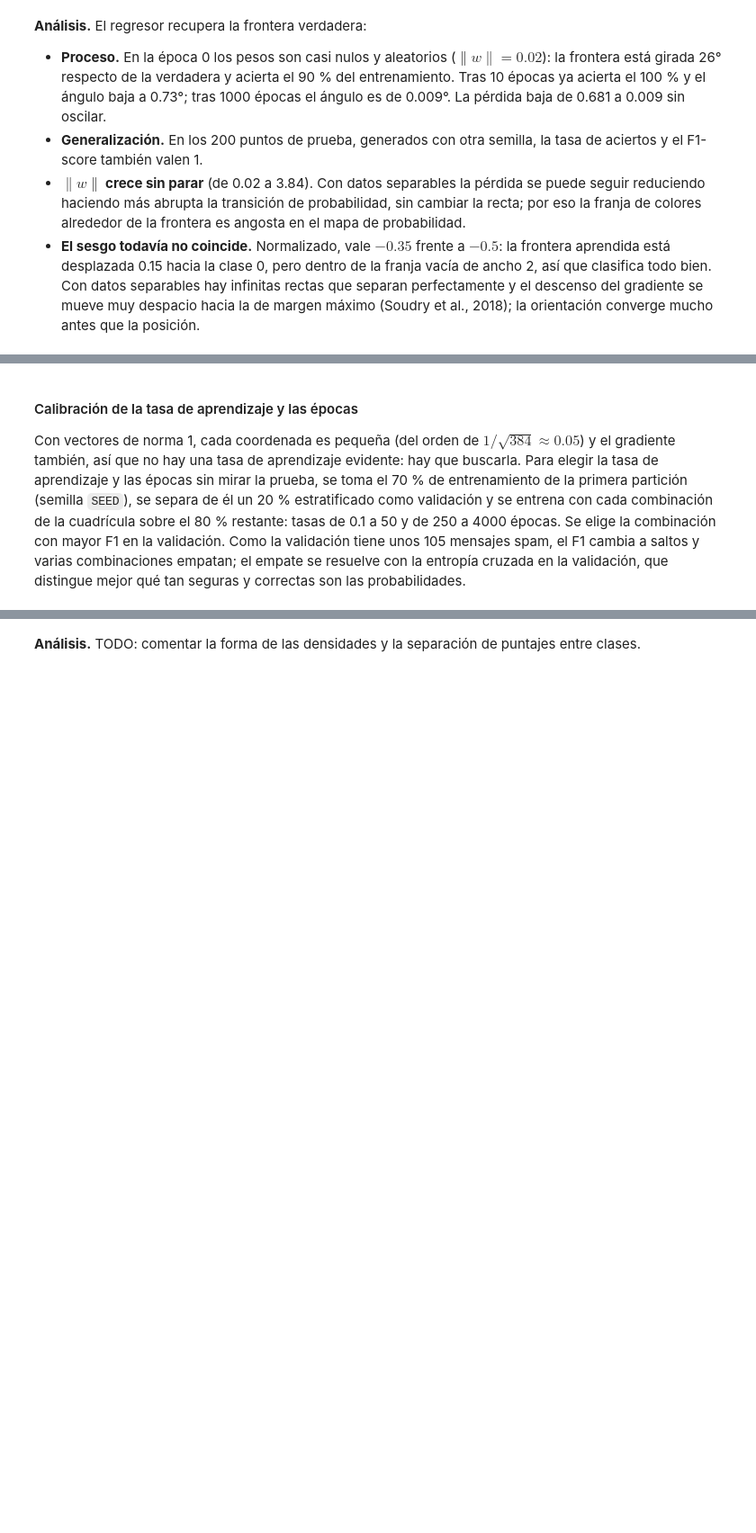
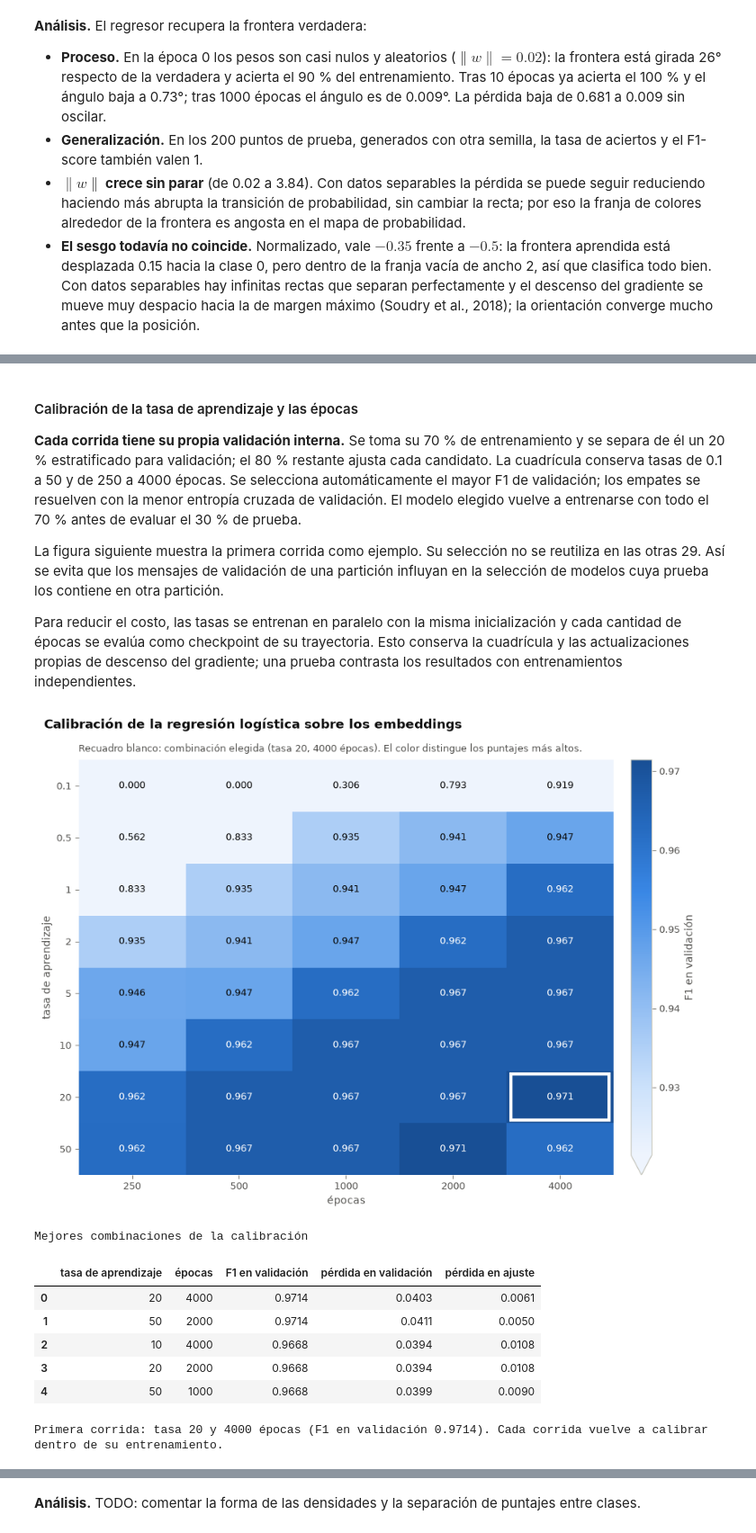
Before and after one commit to ManfredAzofeifa/AI-TP2, a Jupyter notebook: notebooks/tp2_detector_spam.ipynb, the cells around one changed output, grey strips where cells are left out. Shown at 90% size. Saved outputs shown, nothing was run; the diff lists cells and outputs as text; code cells hidden in the pictures; blank space fills up the shorter version.

```diff
--- a/notebooks/tp2_detector_spam.ipynb
+++ b/notebooks/tp2_detector_spam.ipynb
@@ -254,56 +1733,57 @@ print(f"Características: {tuple(features.shape)}; norma entre {norms.min():.4f}
 # %% [markdown]
 #### Calibración de la tasa de aprendizaje y las épocas
 
-Con vectores de norma 1, cada coordenada es pequeña (del orden de $1/\sqrt{384} \approx 0.05$) y el gradiente también, así que no hay una tasa de aprendizaje evidente: hay que buscarla. Para elegir la tasa de aprendizaje y las épocas sin mirar la prueba, se toma el 70 % de entrenamiento de la primera partición (semilla `SEED`), se separa de él un 20 % estratificado como validación y se entrena con cada combinación de la cuadrícula sobre el 80 % restante: tasas de 0.1 a 50 y de 250 a 4000 épocas. Se elige la combinación con mayor F1 en la validación. Como la validación tiene unos 105 mensajes spam, el F1 cambia a saltos y varias combinaciones empatan; el empate se resuelve con la entropía cruzada en la validación, que distingue mejor qué tan seguras y correctas son las probabilidades.
+**Cada corrida tiene su propia validación interna.** Se toma su 70 % de entrenamiento y se separa de él un 20 % estratificado para validación; el 80 % restante ajusta cada candidato. La cuadrícula conserva tasas de 0.1 a 50 y de 250 a 4000 épocas. Se selecciona automáticamente el mayor F1 de validación; los empates se resuelven con la menor entropía cruzada de validación. El modelo elegido vuelve a entrenarse con todo el 70 % antes de evaluar el 30 % de prueba.
+
+La figura siguiente muestra la primera corrida como ejemplo. Su selección no se reutiliza en las otras 29. Así se evita que los mensajes de validación de una partición influyan en la selección de modelos cuya prueba los contiene en otra partición.
+
+Para reducir el costo, las tasas se entrenan en paralelo con la misma inicialización y cada cantidad de épocas se evalúa como checkpoint de su trayectoria. Esto conserva la cuadrícula y las actualizaciones propias de descenso del gradiente; una prueba contrasta los resultados con entrenamientos independientes.
 # %%
-calibration_train, _ = utils.stratified_split(targets, TRAIN_FRACTION, SEED)
-fit_positions, validation_positions = utils.stratified_split(
-    targets[calibration_train], 1 - LR_VALIDATION_FRACTION, SEED
+calibration_train, _ = stratified_split(targets, TRAIN_FRACTION, SEED)
+calibration_grid = calibrate_training_partition(
+    features, targets, calibration_train,
+    LR_CALIBRATION_LEARNING_RATES, LR_CALIBRATION_EPOCHS,
+    LR_VALIDATION_FRACTION, SEED,
 )
-fit_indices = calibration_train[fit_positions]
-validation_indices = calibration_train[validation_positions]
-
-calibration_grid = punto1.grid_search_logistic_regression(
-    features[fit_indices],
-    targets[fit_indices],
-    features[validation_indices],
-    targets[validation_indices],
-    LR_CALIBRATION_LEARNING_RATES,
-    LR_CALIBRATION_EPOCHS,
-    utils.f1_score,
-    seed=SEED,
-)
-utils.show_figure(
-    punto1.plot_calibration(
+show_figure(
+    plot_calibration(
         calibration_grid, title="Calibración de la regresión logística sobre los embeddings"
     )
 )
-utils.display_table(
+display_table(
     calibration_grid.head(5).rename(
         columns={
             "learning_rate": "tasa de aprendizaje",
             "epochs": "épocas",
             "score": "F1 en validación",
             "validation_loss": "pérdida en validación",
             "train_loss": "pérdida en ajuste",
         }
     ),
     "Mejores combinaciones de la calibración",
     formats={
         "tasa de aprendizaje": "{:g}",
         "F1 en validación": "{:.4f}",
         "pérdida en validación": "{:.4f}",
         "pérdida en ajuste": "{:.4f}",
     },
 )
 
 best = calibration_grid.iloc[0]
 print(
-    f"Mejor combinación: tasa {best.learning_rate:g} y {int(best.epochs)} épocas "
-    f"(F1 en validación {best.score:.4f}). Configuración: tasa {LR_LEARNING_RATE:g} y {LR_EPOCHS} épocas."
+    f"Primera corrida: tasa {best.learning_rate:g} y {int(best.epochs)} épocas "
+    f"(F1 en validación {best.score:.4f}). Cada corrida vuelve a calibrar dentro de su entrenamiento."
 )
-if (best.learning_rate, int(best.epochs)) != (LR_LEARNING_RATE, LR_EPOCHS):
-    print("ATENCIÓN: la mejor combinación no coincide con LR_LEARNING_RATE y LR_EPOCHS de la configuración.")
+# %% [output]
+[figure, added]
+Mejores combinaciones de la calibración
+|  | tasa de aprendizaje | épocas | F1 en validación | pérdida en validación | pérdida en ajuste |
+| 0 | 20 | 4000 | 0.9714 | 0.0403 | 0.0061 |
+| 1 | 50 | 2000 | 0.9714 | 0.0411 | 0.0050 |
+| 2 | 10 | 4000 | 0.9668 | 0.0394 | 0.0108 |
+| 3 | 20 | 2000 | 0.9668 | 0.0394 | 0.0108 |
+| 4 | 50 | 1000 | 0.9668 | 0.0399 | 0.0090 |
+Primera corrida: tasa 20 y 4000 épocas (F1 en validación 0.9714). Cada corrida vuelve a calibrar dentro de su entrenamiento.
 # %% [markdown]
 #### 30 corridas con particiones 70/30
 
```
Also changed, not shown: parts of 44 cells of this notebook, 49 other files.
